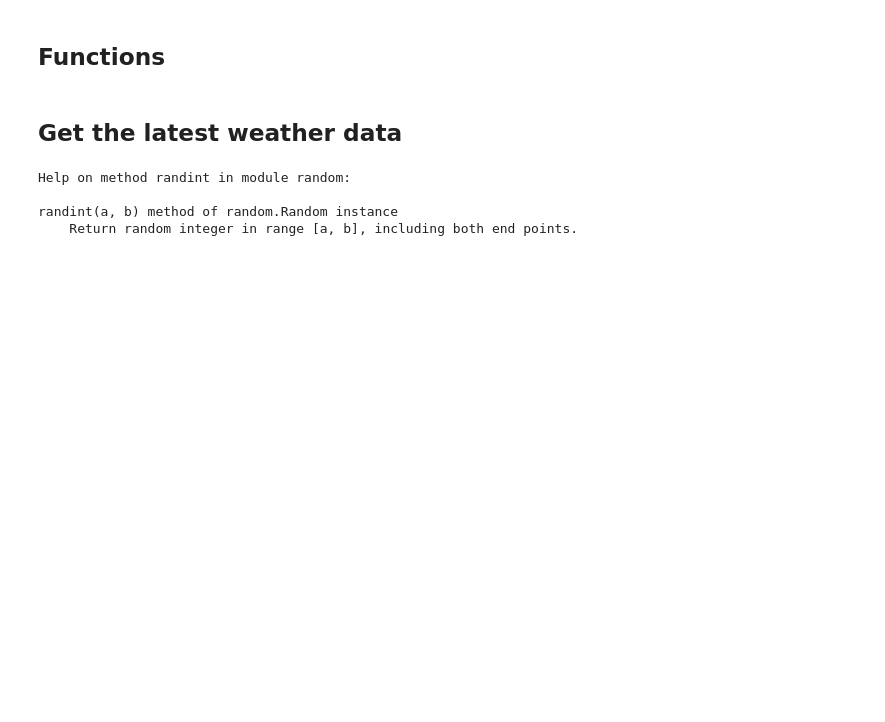
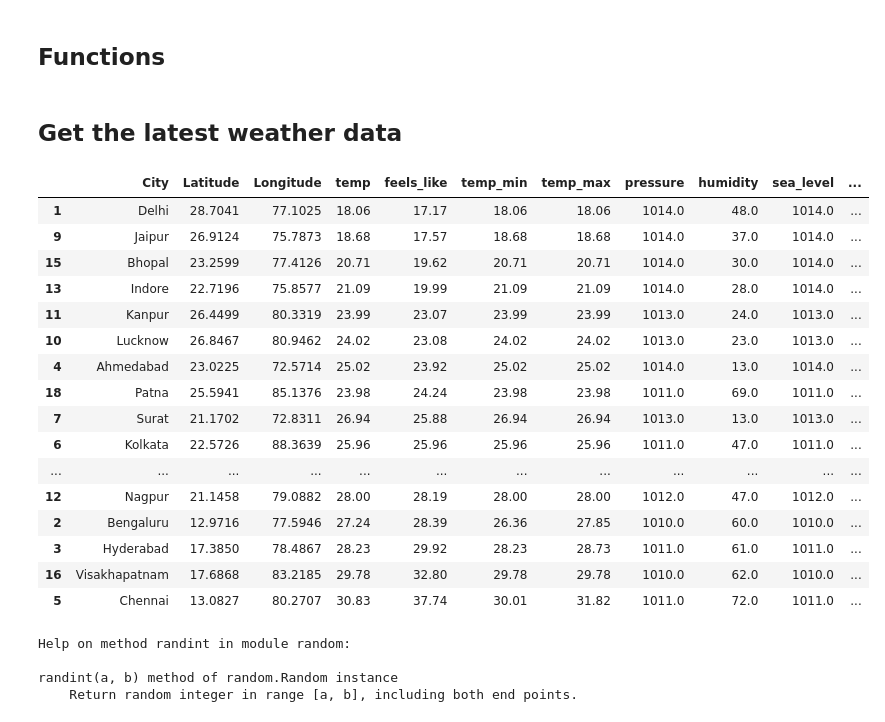
Before and after one commit to kavyajeetbora/airflow_streamlit_orchestration, a Jupyter notebook: development/etl.ipynb, the cells around one changed output. Cells and saved outputs as stored; diff of their text form; code cells hidden in the pictures; blank space fills up the shorter version.

```diff
--- a/development/etl.ipynb
+++ b/development/etl.ipynb
@@ -64,7 +63,26 @@ def get_weather_dataframe():
 # %%
 ## Write it to the database or save it as a flat file
 export_path = r"C:\Users\kbora\Desktop\Development\Data Engineering\01-Airflow-Example\data\weather.csv"
 df_weather = get_weather_dataframe()
+df_weather.sort_values(by='feels_like')
+# %% [output]
+|  | City | Latitude | Longitude | temp | feels_like | temp_min | temp_max | pressure | humidity | sea_level | ... |
+| 1 | Delhi | 28.7041 | 77.1025 | 18.06 | 17.17 | 18.06 | 18.06 | 1014.0 | 48.0 | 1014.0 | ... |
+| 9 | Jaipur | 26.9124 | 75.7873 | 18.68 | 17.57 | 18.68 | 18.68 | 1014.0 | 37.0 | 1014.0 | ... |
+| 15 | Bhopal | 23.2599 | 77.4126 | 20.71 | 19.62 | 20.71 | 20.71 | 1014.0 | 30.0 | 1014.0 | ... |
+| 13 | Indore | 22.7196 | 75.8577 | 21.09 | 19.99 | 21.09 | 21.09 | 1014.0 | 28.0 | 1014.0 | ... |
+| 11 | Kanpur | 26.4499 | 80.3319 | 23.99 | 23.07 | 23.99 | 23.99 | 1013.0 | 24.0 | 1013.0 | ... |
+| 10 | Lucknow | 26.8467 | 80.9462 | 24.02 | 23.08 | 24.02 | 24.02 | 1013.0 | 23.0 | 1013.0 | ... |
+| 4 | Ahmedabad | 23.0225 | 72.5714 | 25.02 | 23.92 | 25.02 | 25.02 | 1014.0 | 13.0 | 1014.0 | ... |
+| 18 | Patna | 25.5941 | 85.1376 | 23.98 | 24.24 | 23.98 | 23.98 | 1011.0 | 69.0 | 1011.0 | ... |
+| 7 | Surat | 21.1702 | 72.8311 | 26.94 | 25.88 | 26.94 | 26.94 | 1013.0 | 13.0 | 1013.0 | ... |
+| 6 | Kolkata | 22.5726 | 88.3639 | 25.96 | 25.96 | 25.96 | 25.96 | 1011.0 | 47.0 | 1011.0 | ... |
+| ... | ... | ... | ... | ... | ... | ... | ... | ... | ... | ... | ... |
+| 12 | Nagpur | 21.1458 | 79.0882 | 28.00 | 28.19 | 28.00 | 28.00 | 1012.0 | 47.0 | 1012.0 | ... |
+| 2 | Bengaluru | 12.9716 | 77.5946 | 27.24 | 28.39 | 26.36 | 27.85 | 1010.0 | 60.0 | 1010.0 | ... |
+| 3 | Hyderabad | 17.3850 | 78.4867 | 28.23 | 29.92 | 28.23 | 28.73 | 1011.0 | 61.0 | 1011.0 | ... |
+| 16 | Visakhapatnam | 17.6868 | 83.2185 | 29.78 | 32.80 | 29.78 | 29.78 | 1010.0 | 62.0 | 1010.0 | ... |
+| 5 | Chennai | 13.0827 | 80.2707 | 30.83 | 37.74 | 30.01 | 31.82 | 1011.0 | 72.0 | 1011.0 | ... |
 # %%
 from random import randint
 # %%
```
Also changed, not shown: parts of 8 cells of this notebook, 9 other files.
